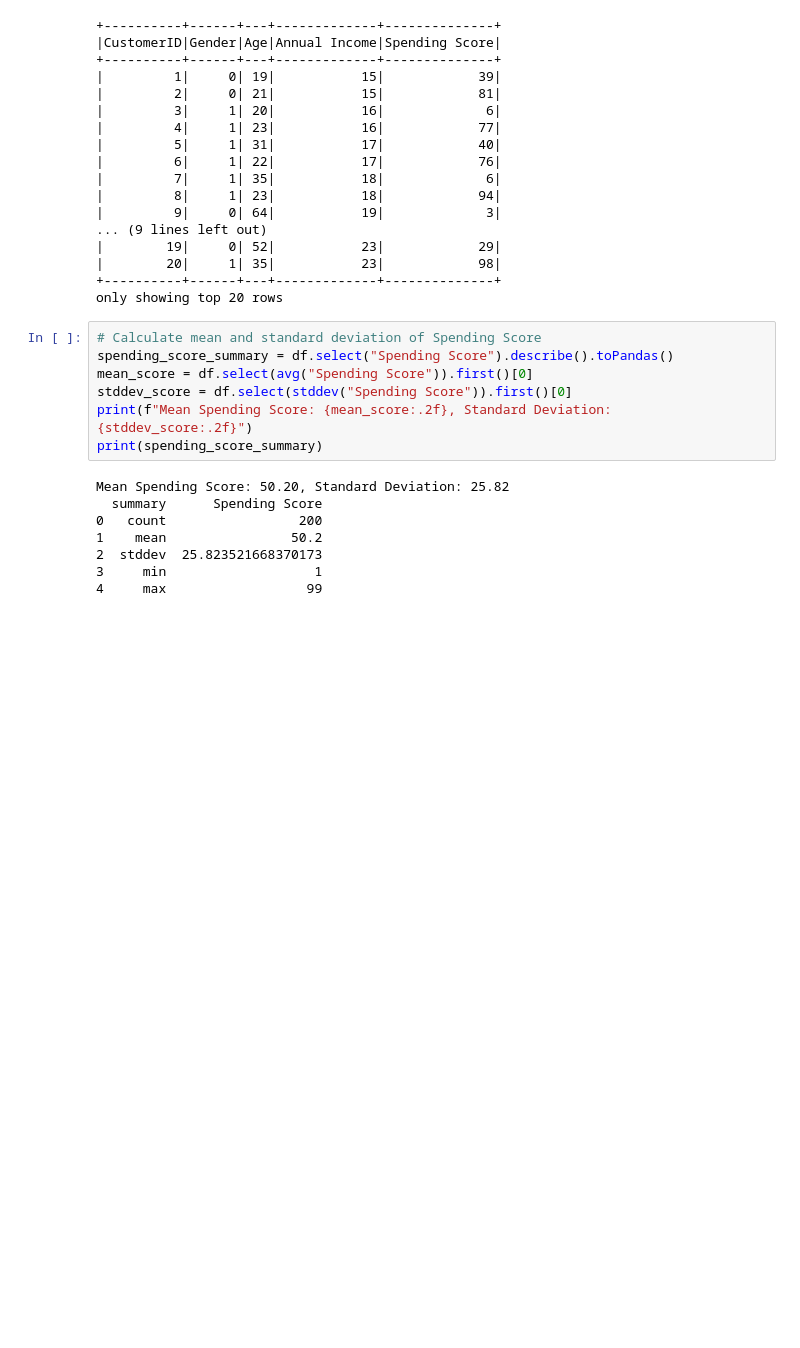
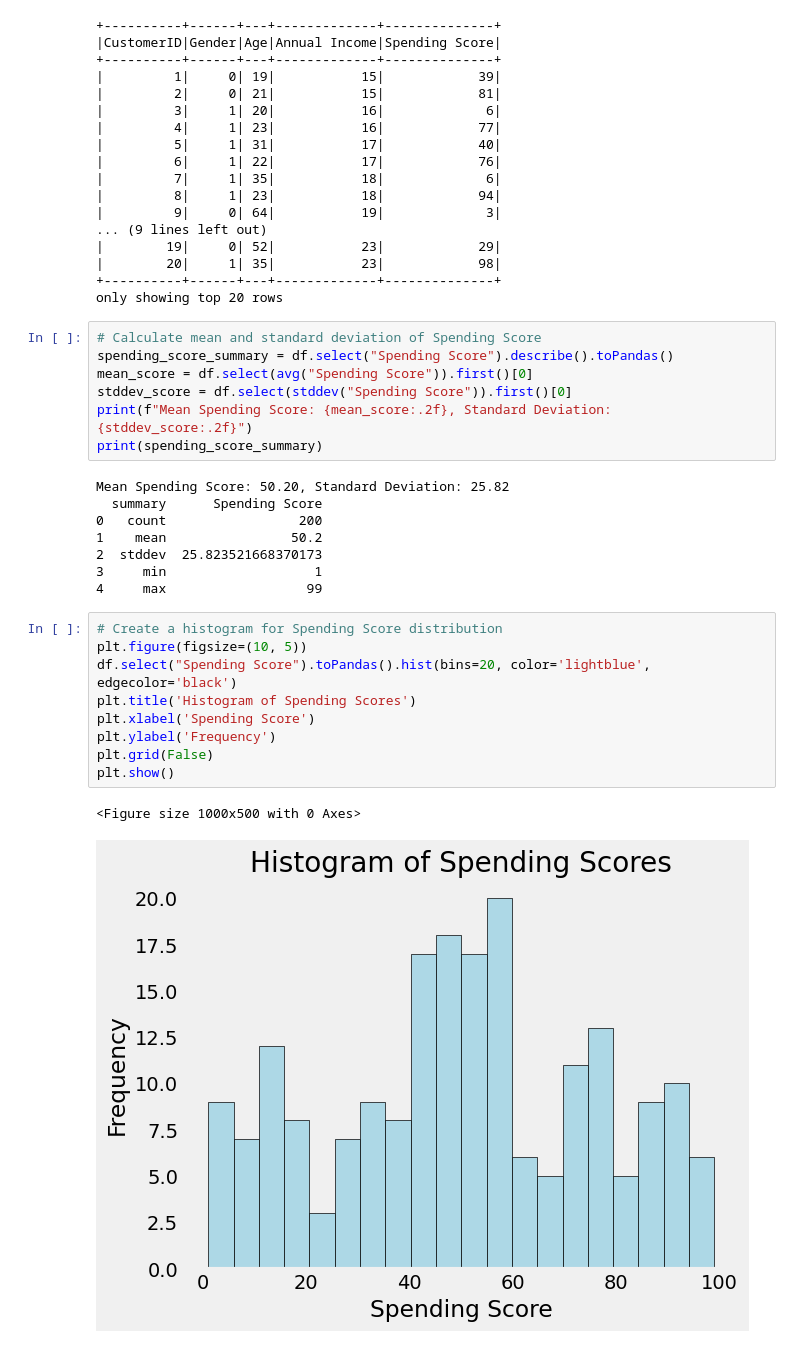
Before and after one commit to Lakshmanandatapoem/Datapoem, a Jupyter notebook: Welcome_To_Colab.ipynb, the cells around one changed output. Cells and saved outputs as stored; diff of their text form; blank space fills up the shorter version.

```diff
--- a/Welcome_To_Colab.ipynb
+++ b/Welcome_To_Colab.ipynb
@@ -163,3 +164,15 @@ Mean Spending Score: 50.20, Standard Deviation: 25.82
 2  stddev  25.823521668370173
 3     min                   1
 4     max                  99
+# %%
+# Create a histogram for Spending Score distribution
+plt.figure(figsize=(10, 5))
+df.select("Spending Score").toPandas().hist(bins=20, color='lightblue', edgecolor='black')
+plt.title('Histogram of Spending Scores')
+plt.xlabel('Spending Score')
+plt.ylabel('Frequency')
+plt.grid(False)
+plt.show()
+# %% [output]
+<Figure size 1000x500 with 0 Axes>
+[figure, added]
```
Also changed, not shown: parts of 2 cells of this notebook.
